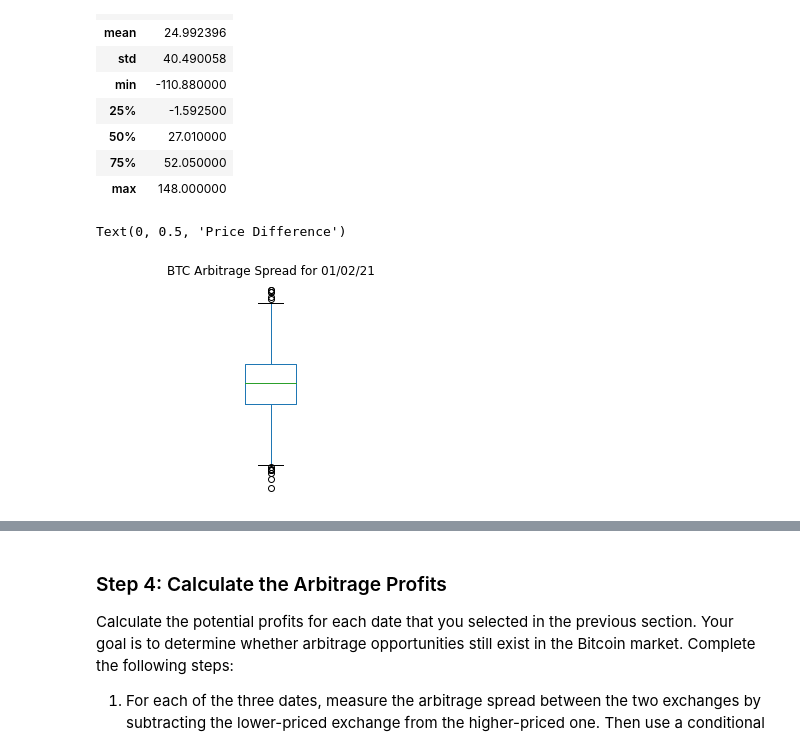
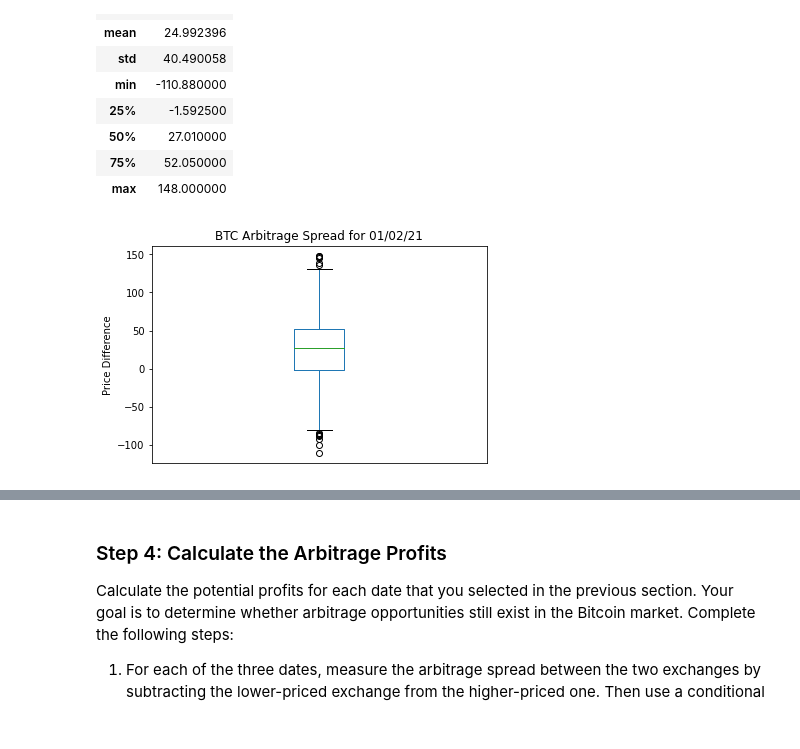
Before and after one commit to MaxAcheson/Module_3_Challenge, a Jupyter notebook: Starter_Code/crypto_arbitrage.ipynb, the cells around one changed output, grey strips where cells are left out. Cells and saved outputs as stored; diff of their text form; code cells hidden in the pictures.

```diff
--- a/Starter_Code/crypto_arbitrage.ipynb
+++ b/Starter_Code/crypto_arbitrage.ipynb
@@ -364,12 +364,13 @@ arbitrage_spread_early.describe(include="all")
 # %%
 # Visualize the arbitrage spread from early in the dataset in a box plot
 arbitrage_spread_early.plot(kind="box")
 plt.title('BTC Arbitrage Spread for 01/02/21')
-plt.axis('off')
 plt.ylabel('Price Difference')
+axis_hide = plt.axes()
+x_axis = axis_hide.axes.get_xaxis()
+x_axis.set_visible(False)
 # %% [output]
-Text(0, 0.5, 'Price Difference')
-[figure, old version]
+[figure, new version]
 # %%
 # Create an overlay plot that visualizes the two dataframes over a period of one day from the middle of the dataset.
 # Be sure that the plots include the parameters `legend`, `figsize`, `title`, `color` and `label`
```
Also changed, not shown: parts of 6 cells of this notebook.
